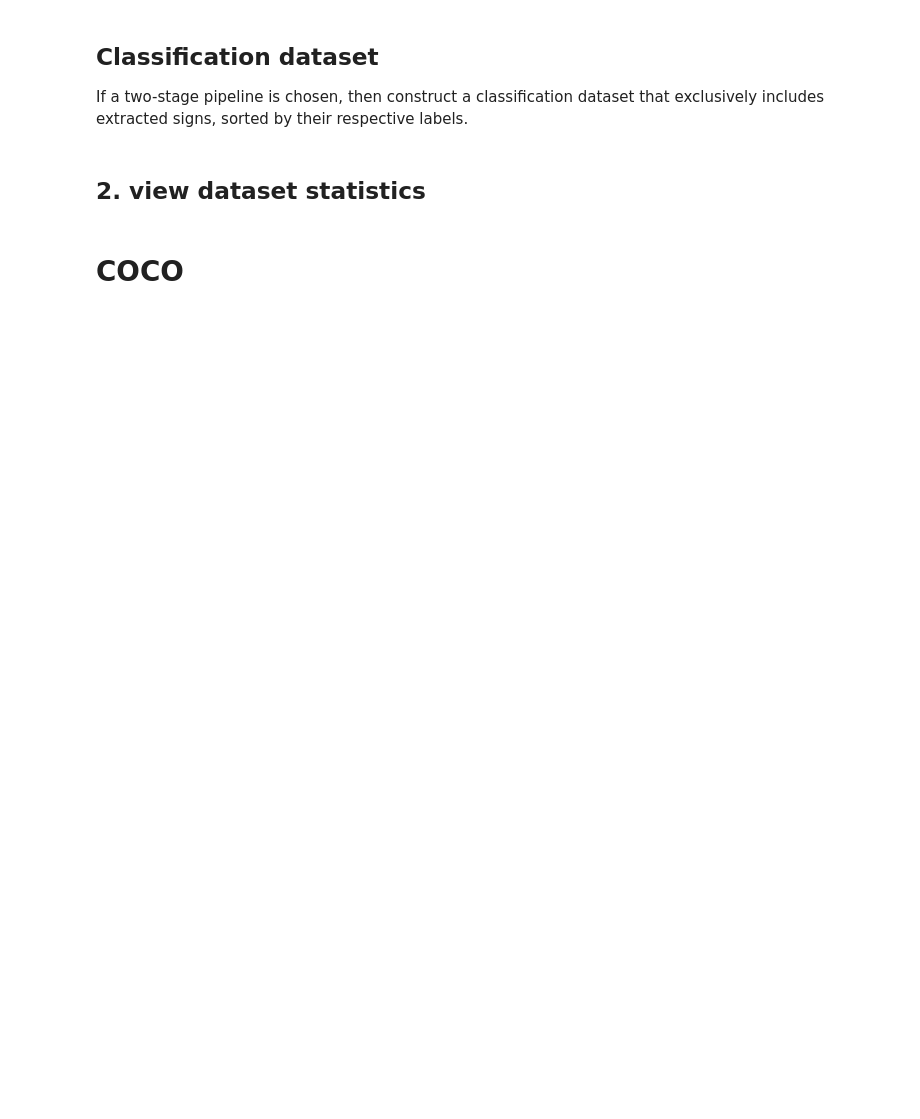
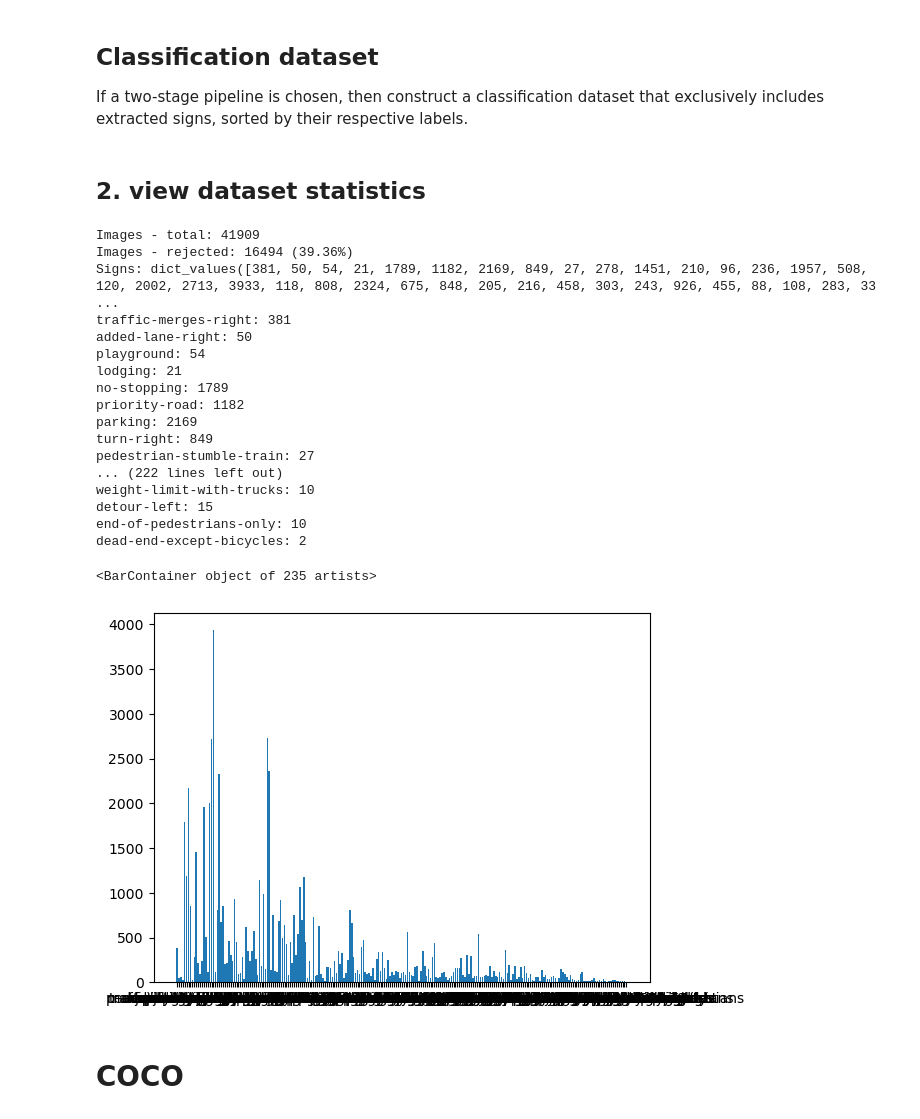
Before and after one commit to vtlustos/pova-traffic-sign-recognition, a Jupyter notebook: notebooks/data.ipynb, the cells around one changed output. Cells and saved outputs as stored; diff of their text form; code cells hidden in the pictures; blank space fills up the shorter version.

```diff
--- a/notebooks/data.ipynb
+++ b/notebooks/data.ipynb
@@ -101,28 +99,27 @@ for split in ['train', 'val']:
             rejected += 1
             continue
 
-        # 2. copy the image
-        shutil.copy(img_path, out_img_path)
-
-        # 3. create YOLOv8 annotation
+        # 2. read annotation
         with open(ann_path, 'r') as f:
             ann = json.load(f)
 
+        # 2.1 skip if panormaic image
+        if ann['ispano'] == True:
+            rejected += 1
+            continue
+
+        # 3. create annotation file and copy image
         with open(out_ann_path, "a") as f:
+            is_empty = True
             for obj in ann['objects']:
                 # 3.1 get label index
                 if DOUBLE_STEP:
                     obj['label'] = 'traffic-sign'
-                    # in case of double detect only most general label
-                    #cat = obj['label'].split('--')
-                    #if len(cat) == 1 and cat[0] == 'other-sign':
-                    #    continue
-                    #obj['label'] = f"{cat[0]}--{cat[1]}"
                 else:
-                    # remove --gN suffix
-                    obj['label'] = '--'.join(obj['label'].split('--')[:-1])
-
-
+                    if obj['label'] == 'other-sign':
+                        continue
+                    else:
+                        obj['label'] = '--'.join(obj['label'].split('--')[1:-1])
 
                 if obj['label'] not in labels:
                     labels.append(obj['label'])
@@ -140,8 +137,15 @@ for split in ['train', 'val']:
                 obj_ann = f"{label} {x_center} {y_center} {width} {height} \n"
 
                 # 3.4 write annotation
-                if width > 0 and height > 0:
+                if width > 0.01 and height > 0.01:
+                    is_empty = False
                     f.write(obj_ann)
+
+            if is_empty == False:
+                # 3.5. copy the image
+                shutil.copy(img_path, out_img_path)
+            else:
+                rejected += 1
 
 # 4. create dataset.yaml
 with open(os.path.join(detect_path, "dataset.yaml"), "a") as f:
@@ -223,14 +230,30 @@ if DOUBLE_STEP:
 # %%
 print("Images - total: {}".format(total))
 print("Images - rejected: {}".format(rejected) + " ({:.2f}%)".format(rejected / total * 100))
 print("Signs: {}".format(np.sum(sign_distr.values())))
 for ix, value in sign_distr.items():
     print(f"{labels[ix]}: {value}")
-
-# remove 'other-label' from statistics
-sign_distr_cpy = sign_distr.copy()
-#sign_distr_cpy[1] = 0 # other-label
-plt.bar(labels, sign_distr_cpy.values())
+plt.bar(labels, sign_distr.values())
+# %% [output]
+Images - total: 41909
+Images - rejected: 16494 (39.36%)
+Signs: dict_values([381, 50, 54, 21, 1789, 1182, 2169, 849, 27, 278, 1451, 210, 96, 236, 1957, 508, 120, 2002, 2713, 3933, 118, 808, 2324, 675, 848, 205, 216, 458, 303, 243, 926, 455, 88, 108, 283, 33 ...
+traffic-merges-right: 381
+added-lane-right: 50
+playground: 54
+lodging: 21
+no-stopping: 1789
+priority-road: 1182
+parking: 2169
+turn-right: 849
+pedestrian-stumble-train: 27
+... (222 lines left out)
+weight-limit-with-trucks: 10
+detour-left: 15
+end-of-pedestrians-only: 10
+dead-end-except-bicycles: 2
+<BarContainer object of 235 artists>
+[figure, added]
 # %% [markdown]
 # COCO
 # %%
```
Also changed, not shown: parts of 6 cells of this notebook.
